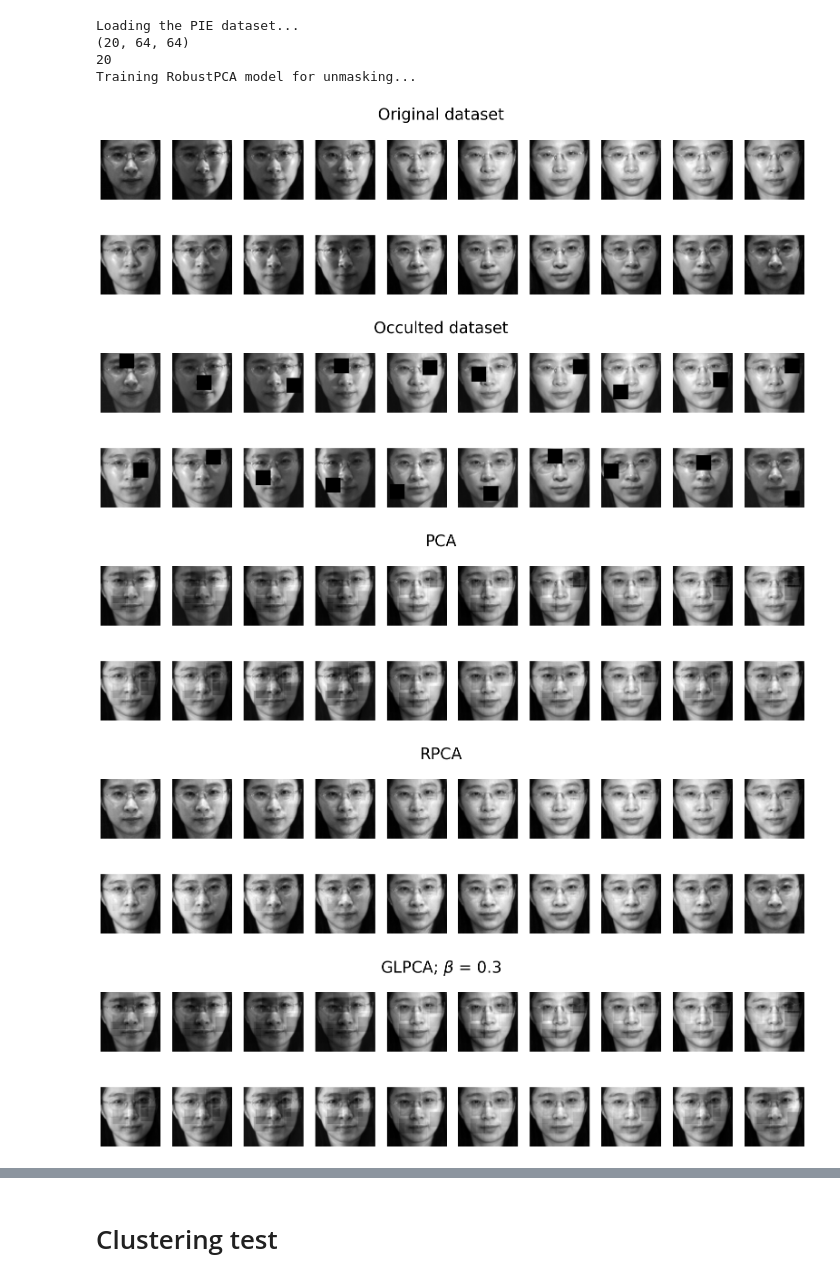
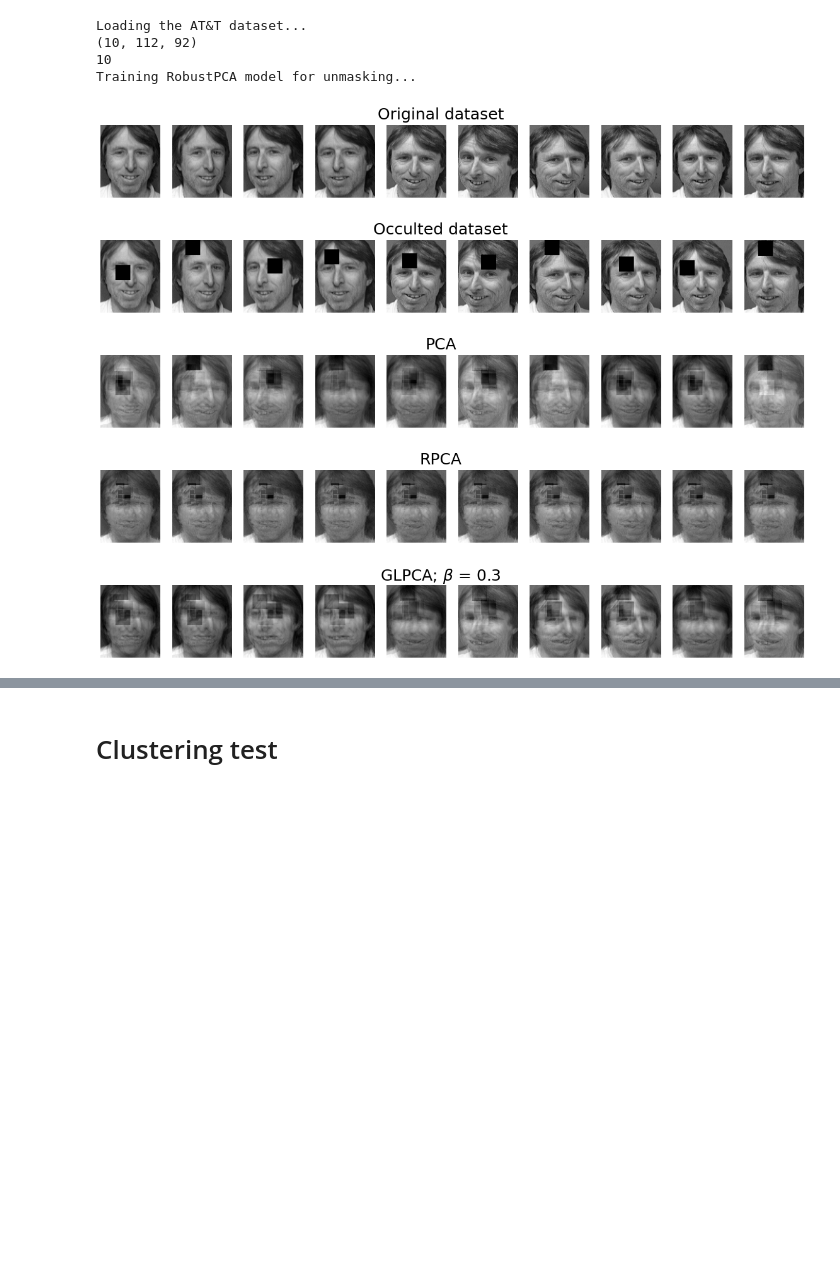
Before and after one commit to alexandrelutt/r_pca_project, a Jupyter notebook: explore.ipynb, the cells around one changed output, grey strips where cells are left out. Saved outputs shown, nothing was run; the diff lists cells and outputs as text; code cells hidden in the pictures; blank space fills up the shorter version.

Commit message:
Slight change in comparison methods to display less exples

```diff
--- a/explore.ipynb
+++ b/explore.ipynb
@@ -9,14 +9,14 @@ from source_code.comparison import *
 # %%
 np.random.seed(42)
 # %%
-compare_methods("pie", 20, 0.3)
+compare_methods("att", 10, 0.3, 10)
 # %% [output]
-Loading the PIE dataset...
-(20, 64, 64)
-20
+Loading the AT&T dataset...
+(10, 112, 92)
+10
 Training RobustPCA model for unmasking...
-[figure, old version]
+[figure, new version]
-[figure, old version]
+[figure, new version]
-[figure, old version]
+[figure, new version]
-[figure, old version]
+[figure, new version]
-[figure, old version]
+[figure, new version]
```
Also changed, not shown: parts of 1 cell of this notebook, 1 other file.
